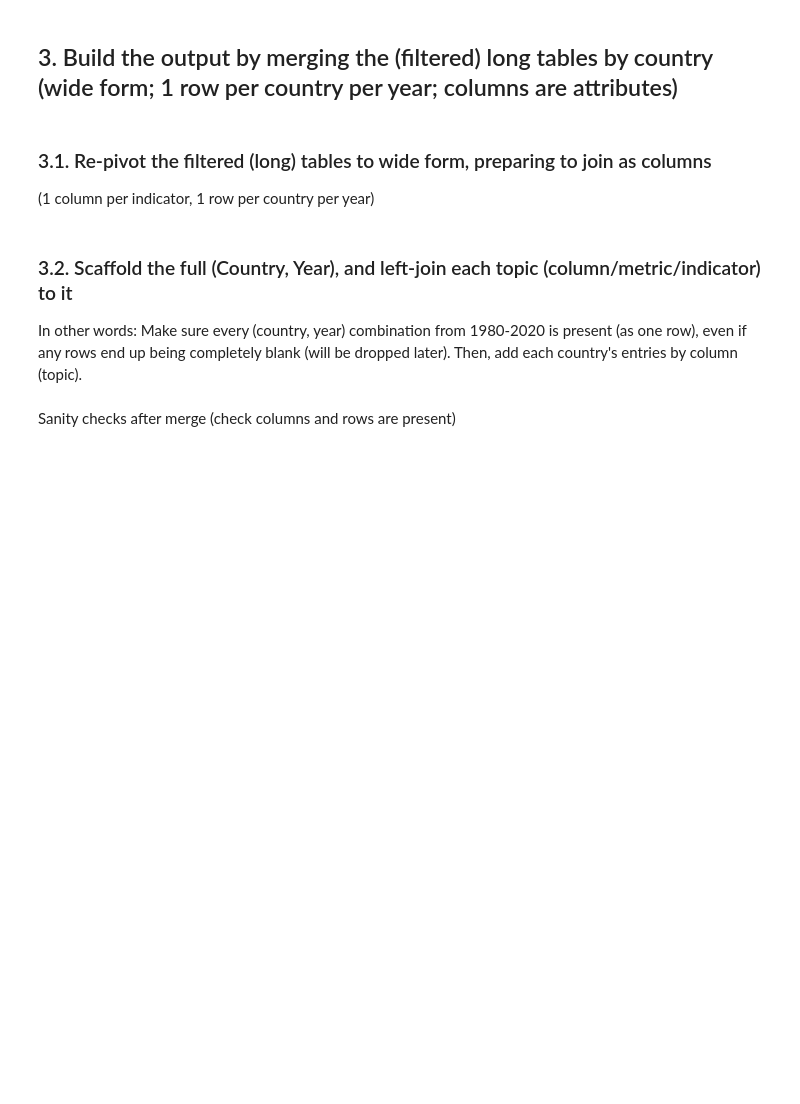
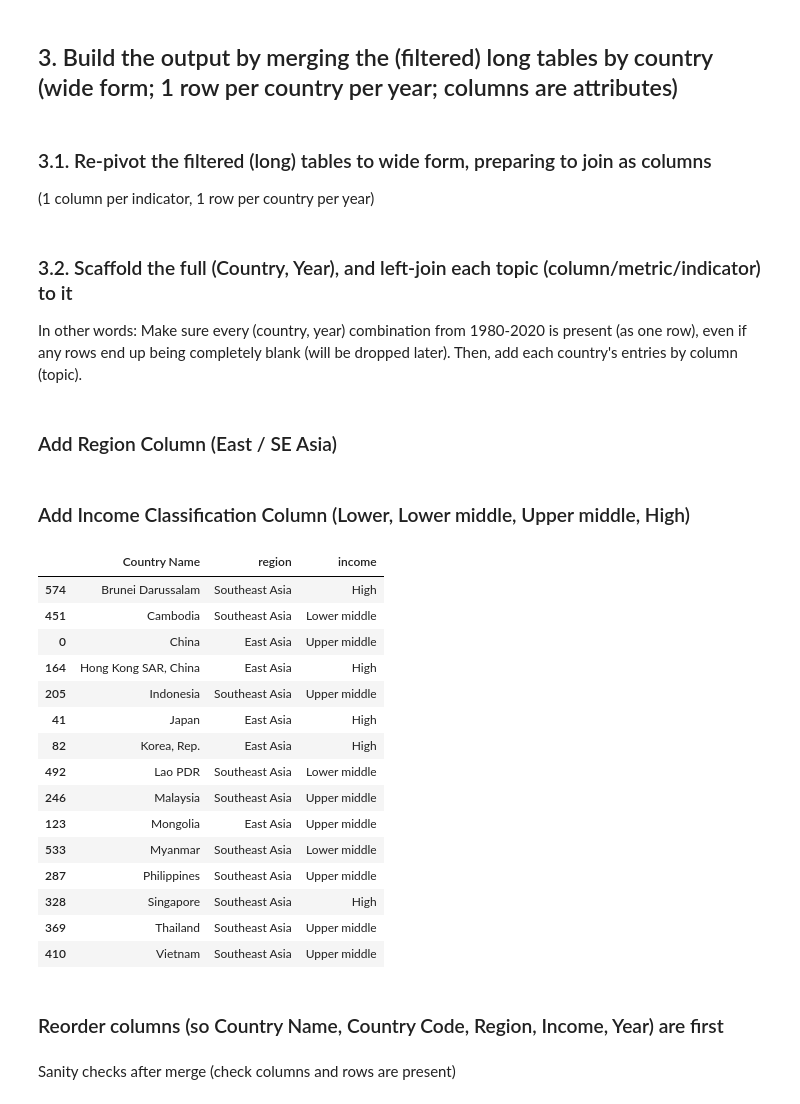
Before and after one commit to shx8hm/DS-2003-Group-Project-Dashboard-Repo, a Jupyter notebook: notebooks/01_data_loading_and_cleaning.ipynb, the cells around one changed output. Drawn from its saved outputs; the diff is of its cells as text; code cells hidden in the pictures; blank space fills up the shorter version.

```diff
--- a/notebooks/01_data_loading_and_cleaning.ipynb
+++ b/notebooks/01_data_loading_and_cleaning.ipynb
@@ -254,3 +236,5 @@ panel = reduce(
     lambda left, right: left.merge(right, on=["Country Name", "Country Code", "Year"], how="left"),
     [scaffold, health_wide, edu_wide, gender_wide, env_wide, econ_wide],
 )
+# %% [markdown]
+### Add Region Column (East / SE Asia)
@@ -256,0 +269,52 @@ panel = reduce(
+# %% [markdown]
+### Add Income Classification Column (Lower, Lower middle, Upper middle, High)
+# %%
+# World Bank income groups (FY2024 / July 2023 list).
+
+# https://datahelpdesk.worldbank.org/knowledgebase/articles/906519
+INCOME_MAP = {
+    "China":                "Upper middle",
+    "Japan":                "High",
+    "Korea, Rep.":          "High",
+    "Mongolia":             "Upper middle",
+    "Hong Kong SAR, China": "High",
+    "Indonesia":            "Upper middle",
+    "Malaysia":             "Upper middle",
+    "Philippines":          "Upper middle",
+    "Singapore":            "High",
+    "Thailand":             "Upper middle",
+    "Vietnam":              "Upper middle",
+    "Cambodia":             "Lower middle",
+    "Lao PDR":              "Lower middle",
+    "Myanmar":              "Lower middle",
+    "Brunei Darussalam":    "High",
+}
+
+# add income column
+panel["income"] = panel["Country Name"].map(INCOME_MAP)
+
+# CHECK if the income column is 100% non-null
+assert panel["income"].notna().all(), \
+    f"Unmapped: {panel.loc[panel['income'].isna(), 'Country Name'].unique()}"
+
+# CHECK: non-outputted check for whether all country/region/income are present
+panel[["Country Name", "region", "income"]].drop_duplicates().sort_values("Country Name")
+# %% [output]
+|  | Country Name | region | income |
+| 574 | Brunei Darussalam | Southeast Asia | High |
+| 451 | Cambodia | Southeast Asia | Lower middle |
+| 0 | China | East Asia | Upper middle |
+| 164 | Hong Kong SAR, China | East Asia | High |
+| 205 | Indonesia | Southeast Asia | Upper middle |
+| 41 | Japan | East Asia | High |
+| 82 | Korea, Rep. | East Asia | High |
+| 492 | Lao PDR | Southeast Asia | Lower middle |
+| 246 | Malaysia | Southeast Asia | Upper middle |
+| 123 | Mongolia | East Asia | Upper middle |
+| 533 | Myanmar | Southeast Asia | Lower middle |
+| 287 | Philippines | Southeast Asia | Upper middle |
+| 328 | Singapore | Southeast Asia | High |
+| 369 | Thailand | Southeast Asia | Upper middle |
+| 410 | Vietnam | Southeast Asia | Upper middle |
+# %% [markdown]
+### Reorder columns (so Country Name, Country Code, Region, Income, Year) are first
```
Also changed, not shown: parts of 9 cells of this notebook, 3 other files.
